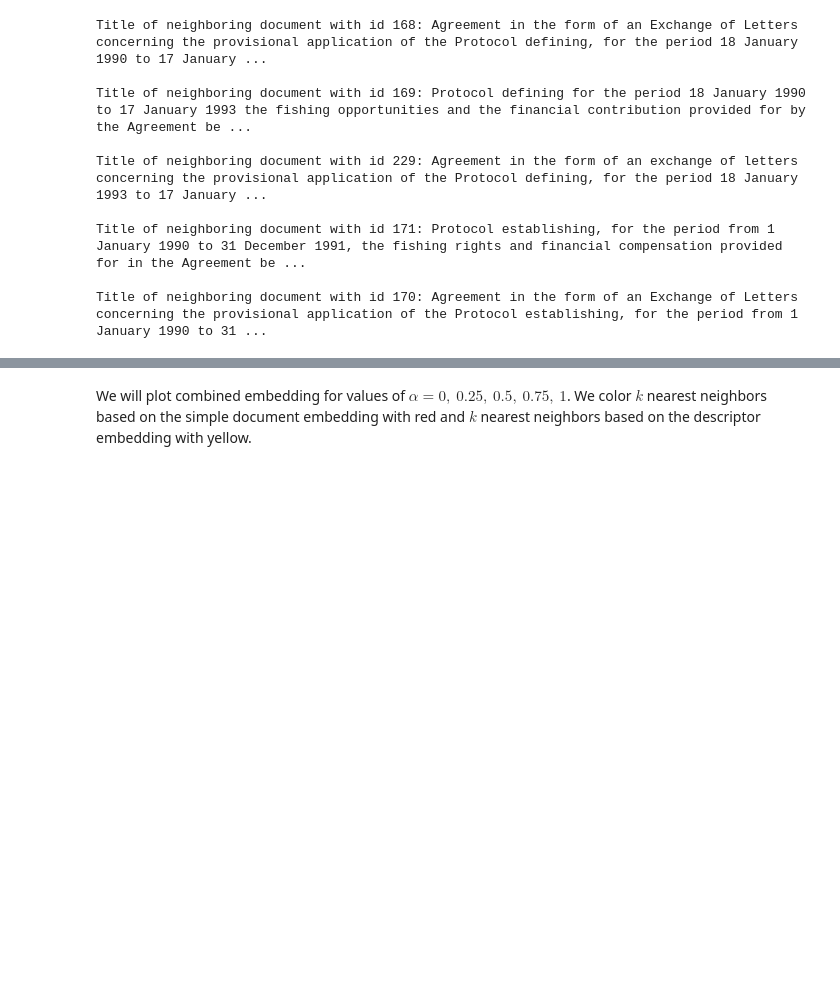
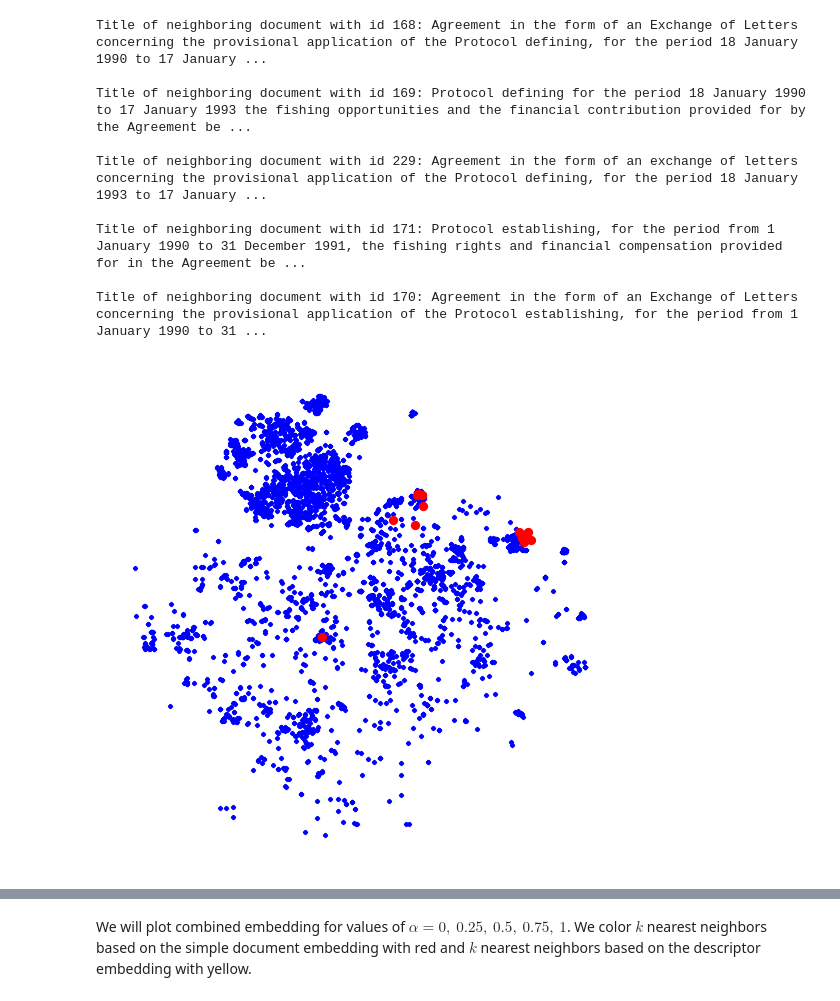
Before and after one commit to E3-JSI-archive/enviroLENS, a Jupyter notebook: word-embeddings/notebooks/document_embeddings.ipynb, the cells around one changed output, grey strips where cells are left out. Cells and saved outputs as stored; diff of their text form; code cells hidden in the pictures; blank space fills up the shorter version.

```diff
--- a/word-embeddings/notebooks/document_embeddings.ipynb
+++ b/word-embeddings/notebooks/document_embeddings.ipynb
@@ -397,5 +392,7 @@ Title of neighboring document with id 171: Protocol establishing, for the period
 
 Title of neighboring document with id 170: Agreement in the form of an Exchange of Letters concerning the provisional application of the Protocol establishing, for the period from 1 January 1990 to 31 ...
 # %%
-# plot_neighbors(XX, indices2)
+plot_neighbors(XX, indices2)
+# %% [output]
+[figure, added]
 # %%
```
Also changed, not shown: parts of 53 cells of this notebook.
